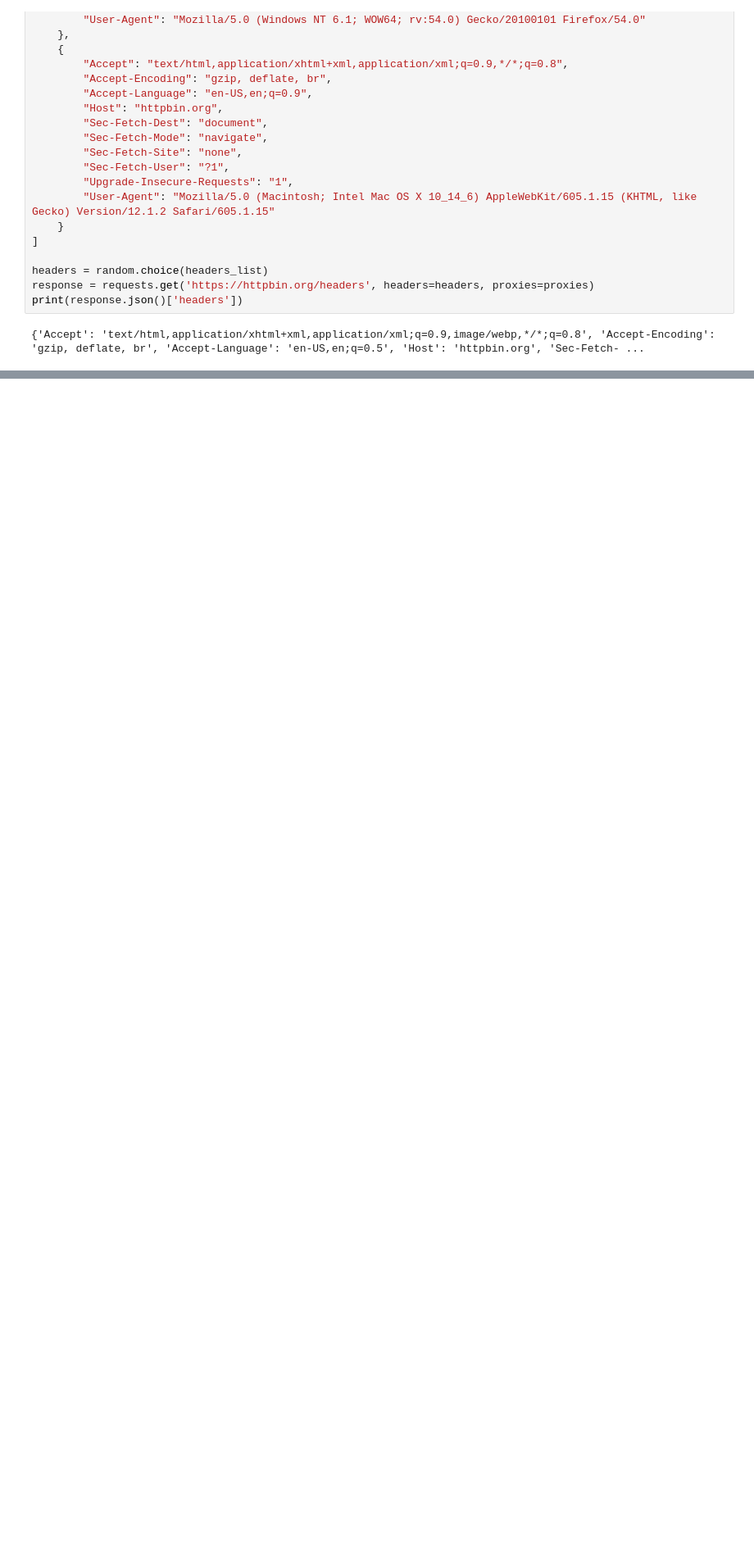
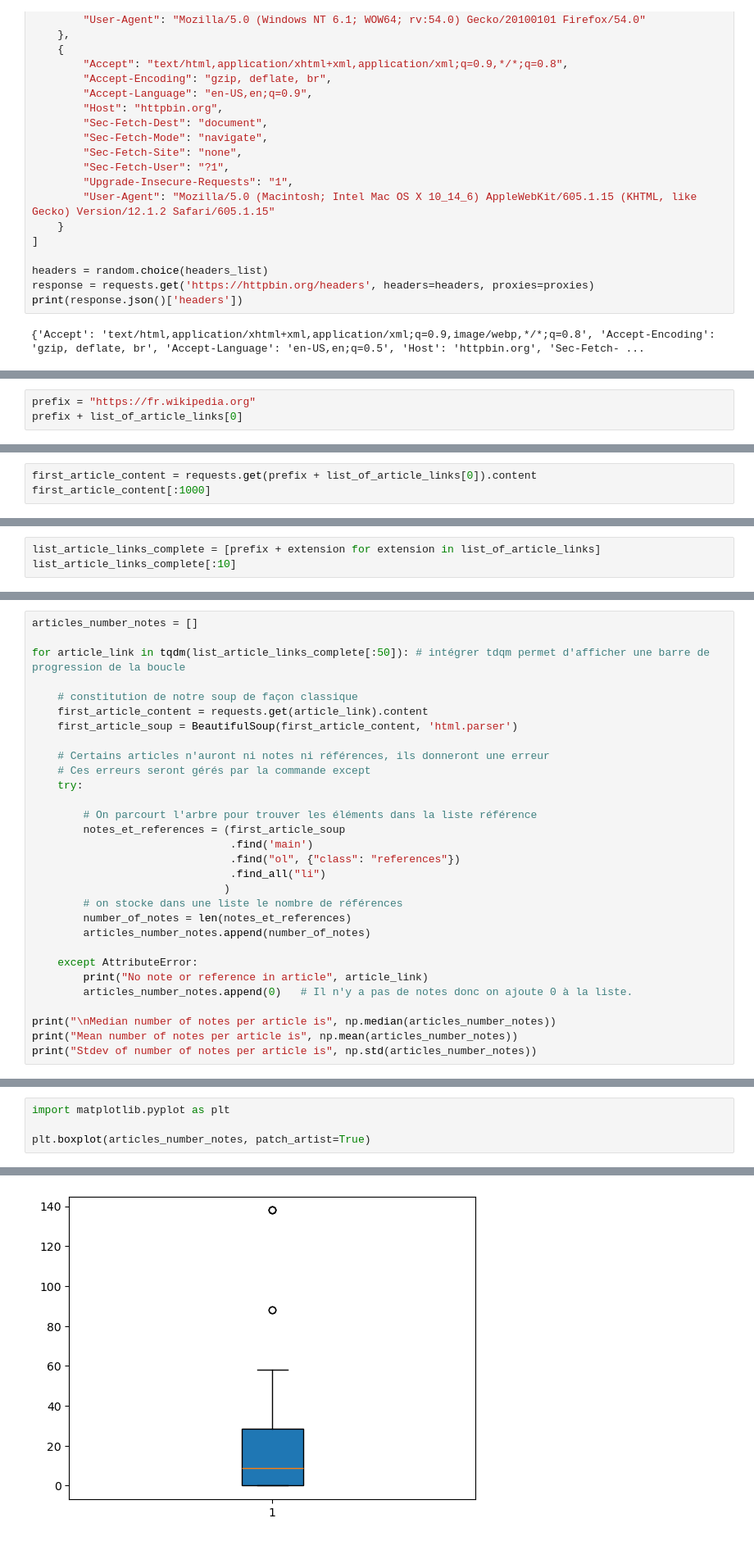
Before and after one commit to GitGud31/web-scrapping-course, a Jupyter notebook: jour1.ipynb, the cells around one changed output, grey strips where cells are left out. Shown: that part at 82% size. Drawn from its saved outputs; the diff is of its cells as text; blank space fills up the shorter version.

Commit message:
crawling wikipedia

```diff
--- a/jour1.ipynb
+++ b/jour1.ipynb
@@ -357,0 +571,3 @@ print(response.json()['headers'])
+# %%
+prefix = "https://fr.wikipedia.org"
+prefix + list_of_article_links[0]
@@ -357,0 +576,3 @@ print(response.json()['headers'])
+# %%
+first_article_content = requests.get(prefix + list_of_article_links[0]).content
+first_article_content[:1000]
@@ -357,0 +581,3 @@ print(response.json()['headers'])
+# %%
+list_article_links_complete = [prefix + extension for extension in list_of_article_links]
+list_article_links_complete[:10]
@@ -357,0 +631,30 @@ print(response.json()['headers'])
+# %%
+articles_number_notes = []
+
+for article_link in tqdm(list_article_links_complete[:50]): # intégrer tdqm permet d'afficher une barre de progression de la boucle
+
+    # constitution de notre soup de façon classique
+    first_article_content = requests.get(article_link).content
+    first_article_soup = BeautifulSoup(first_article_content, 'html.parser')
+
+    # Certains articles n'auront ni notes ni références, ils donneront une erreur
+    # Ces erreurs seront gérés par la commande except
+    try:
+
+        # On parcourt l'arbre pour trouver les éléments dans la liste référence
+        notes_et_references = (first_article_soup
+                               .find('main')
+                               .find("ol", {"class": "references"})
+                               .find_all("li")
+                              )
+        # on stocke dans une liste le nombre de références
+        number_of_notes = len(notes_et_references)
+        articles_number_notes.append(number_of_notes)
+
+    except AttributeError:
+        print("No note or reference in article", article_link)
+        articles_number_notes.append(0)   # Il n'y a pas de notes donc on ajoute 0 à la liste.
+
+print("\nMedian number of notes per article is", np.median(articles_number_notes))
+print("Mean number of notes per article is", np.mean(articles_number_notes))
+print("Stdev of number of notes per article is", np.std(articles_number_notes))
@@ -357,0 +680,5 @@ print(response.json()['headers'])
+# %%
+import matplotlib.pyplot as plt
+
+plt.boxplot(articles_number_notes, patch_artist=True)
+# %% [output]
@@ -357,0 +693 @@ print(response.json()['headers'])
+[figure, added]
```
Also changed, not shown: parts of 34 cells of this notebook.
